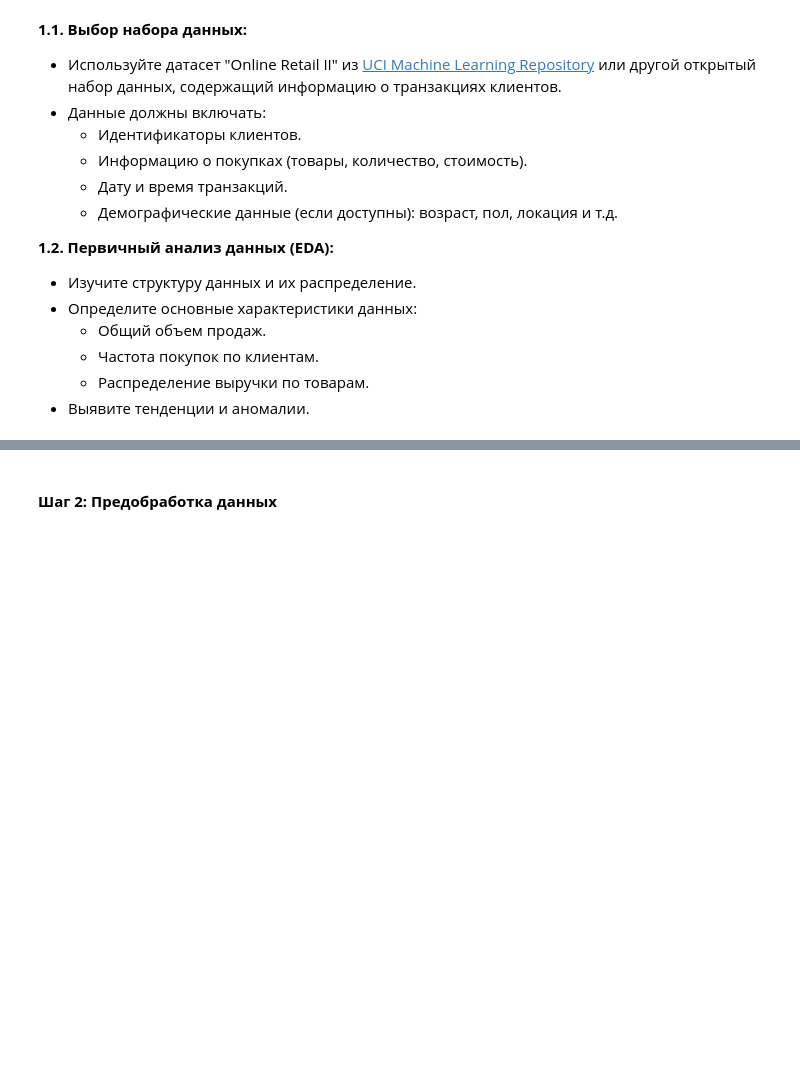
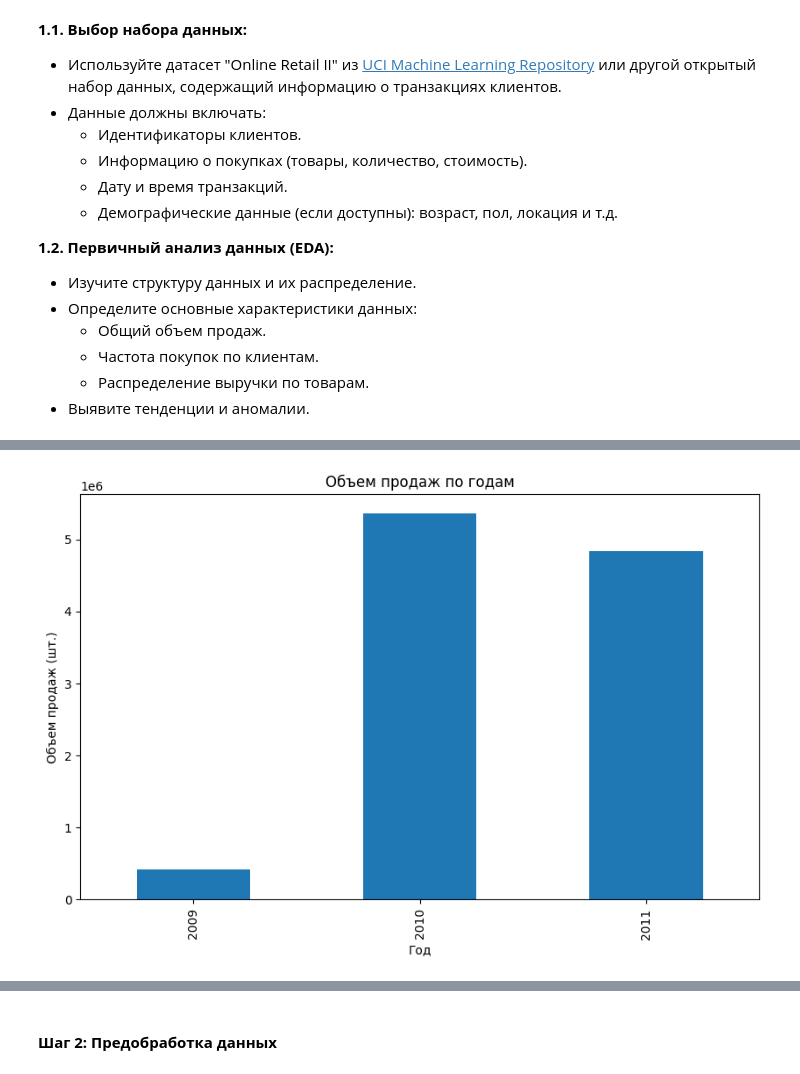
Before and after one commit to mixa15341/Data_Minimg, a Jupyter notebook: 10/Практическая_работа_№10_Анализ_и_сегментация_клиентов_с_помощью_алгоритмов_кластеризации.ipynb, the cells around one changed output, grey strips where cells are left out. Drawn from its saved outputs; the diff is of its cells as text; code cells hidden in the pictures; blank space fills up the shorter version.

```diff
--- a/10/Практическая_работа_№10_Анализ_и_сегментация_клиентов_с_помощью_алгоритмов_кластеризации.ipynb
+++ b/10/Практическая_работа_№10_Анализ_и_сегментация_клиентов_с_помощью_алгоритмов_кластеризации.ipynb
@@ -45,0 +55,3 @@
+# %%
+df = pd.read_csv('/content/drive/MyDrive/dataset/online_retail_II.csv')
+df.head()
@@ -45,0 +95,9 @@
+# %%
+df['InvoiceDate'] = pd.to_datetime(df['InvoiceDate'])
+# %%
+print("Общий объем продаж с 2009 по 2011 года:", df['Quantity'].sum())
+df['Year'] = df['InvoiceDate'].dt.year
+quantity_year = df.groupby('Year')['Quantity'].sum()
+
+for year, quantity in quantity_year.items():
+    print(f"Общий объем продаж за {year} год: {quantity}")
@@ -45,0 +144,9 @@
+# %%
+plt.figure(figsize=(10, 6))
+quantity_year.plot(kind='bar')
+plt.title('Объем продаж по годам')
+plt.xlabel('Год')
+plt.ylabel('Объем продаж (шт.)')
+plt.show()
+# %% [output]
+[figure, added]
```
Also changed, not shown: parts of 54 cells of this notebook.
